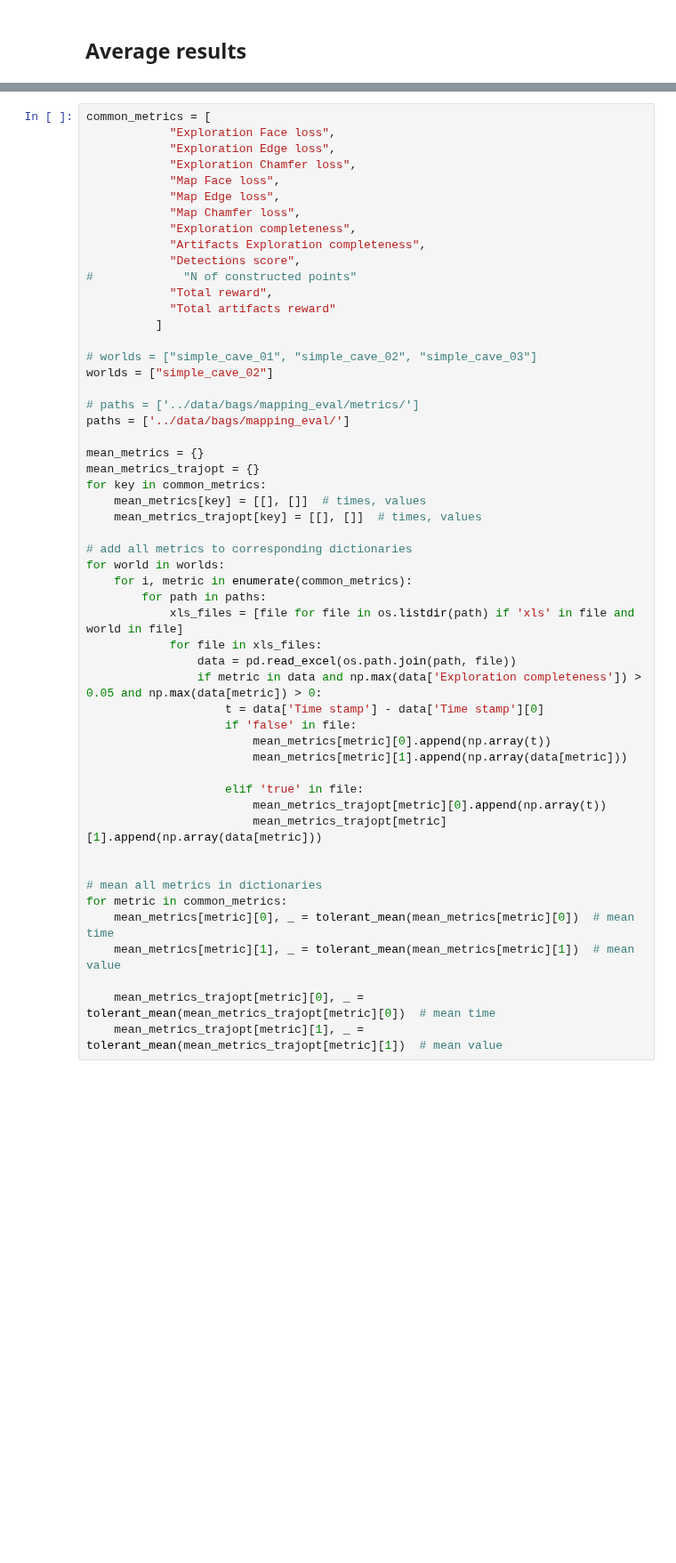
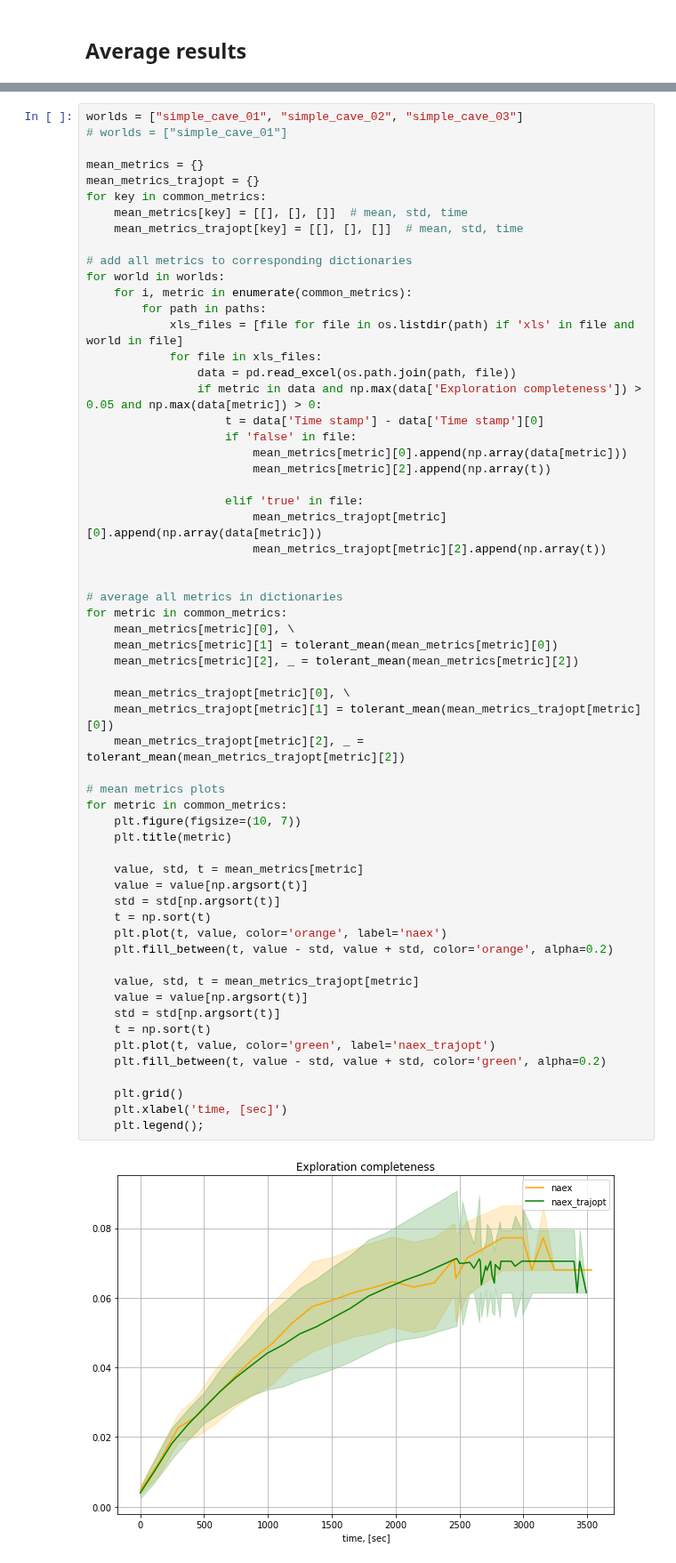
Before and after one commit to tpet/rpz_planning, a Jupyter notebook: notebooks/metrics_xls_parser.ipynb, the cells around one changed output, grey strips where cells are left out. Shown at 89% size. Cells and saved outputs as stored; diff of their text form; blank space fills up the shorter version.

```diff
--- a/notebooks/metrics_xls_parser.ipynb
+++ b/notebooks/metrics_xls_parser.ipynb
@@ -70,53 +80,62 @@ def tolerant_mean(arrs):
 # %%
-common_metrics = [
-            "Exploration Face loss",
-            "Exploration Edge loss",
-            "Exploration Chamfer loss",
-            "Map Face loss",
-            "Map Edge loss",
-            "Map Chamfer loss",
-            "Exploration completeness",
-            "Artifacts Exploration completeness",
-            "Detections score",
-#             "N of constructed points"
-            "Total reward",
-            "Total artifacts reward"
-          ]
-
-# worlds = ["simple_cave_01", "simple_cave_02", "simple_cave_03"]
-worlds = ["simple_cave_02"]
-
-# paths = ['../data/bags/mapping_eval/metrics/']
-paths = ['../data/bags/mapping_eval/']
+worlds = ["simple_cave_01", "simple_cave_02", "simple_cave_03"]
+# worlds = ["simple_cave_01"]
 
 mean_metrics = {}
 mean_metrics_trajopt = {}
 for key in common_metrics:
-    mean_metrics[key] = [[], []]  # times, values
-    mean_metrics_trajopt[key] = [[], []]  # times, values
+    mean_metrics[key] = [[], [], []]  # mean, std, time
+    mean_metrics_trajopt[key] = [[], [], []]  # mean, std, time
 
 # add all metrics to corresponding dictionaries
 for world in worlds:
     for i, metric in enumerate(common_metrics):
         for path in paths:
             xls_files = [file for file in os.listdir(path) if 'xls' in file and world in file]
             for file in xls_files:
                 data = pd.read_excel(os.path.join(path, file))
                 if metric in data and np.max(data['Exploration completeness']) > 0.05 and np.max(data[metric]) > 0:
                     t = data['Time stamp'] - data['Time stamp'][0]
                     if 'false' in file:
-                        mean_metrics[metric][0].append(np.array(t))
-                        mean_metrics[metric][1].append(np.array(data[metric]))
+                        mean_metrics[metric][0].append(np.array(data[metric]))
+                        mean_metrics[metric][2].append(np.array(t))
 
                     elif 'true' in file:
-                        mean_metrics_trajopt[metric][0].append(np.array(t))
-                        mean_metrics_trajopt[metric][1].append(np.array(data[metric]))
+                        mean_metrics_trajopt[metric][0].append(np.array(data[metric]))
+                        mean_metrics_trajopt[metric][2].append(np.array(t))
 
 
-# mean all metrics in dictionaries
+# average all metrics in dictionaries
 for metric in common_metrics:
-    mean_metrics[metric][0], _ = tolerant_mean(mean_metrics[metric][0])  # mean time
-    mean_metrics[metric][1], _ = tolerant_mean(mean_metrics[metric][1])  # mean value
+    mean_metrics[metric][0], \
+    mean_metrics[metric][1] = tolerant_mean(mean_metrics[metric][0])
+    mean_metrics[metric][2], _ = tolerant_mean(mean_metrics[metric][2])
 
-    mean_metrics_trajopt[metric][0], _ = tolerant_mean(mean_metrics_trajopt[metric][0])  # mean time
-    mean_metrics_trajopt[metric][1], _ = tolerant_mean(mean_metrics_trajopt[metric][1])  # mean value
+    mean_metrics_trajopt[metric][0], \
+    mean_metrics_trajopt[metric][1] = tolerant_mean(mean_metrics_trajopt[metric][0])
+    mean_metrics_trajopt[metric][2], _ = tolerant_mean(mean_metrics_trajopt[metric][2])
+
+# mean metrics plots
+for metric in common_metrics:
+    plt.figure(figsize=(10, 7))
+    plt.title(metric)
+
+    value, std, t = mean_metrics[metric]
+    value = value[np.argsort(t)]
+    std = std[np.argsort(t)]
+    t = np.sort(t)
+    plt.plot(t, value, color='orange', label='naex')
+    plt.fill_between(t, value - std, value + std, color='orange', alpha=0.2)
+
+    value, std, t = mean_metrics_trajopt[metric]
+    value = value[np.argsort(t)]
+    std = std[np.argsort(t)]
+    t = np.sort(t)
+    plt.plot(t, value, color='green', label='naex_trajopt')
+    plt.fill_between(t, value - std, value + std, color='green', alpha=0.2)
+
+    plt.grid()
+    plt.xlabel('time, [sec]')
+    plt.legend();
+# %% [output]
+[figure, added]
```
Also changed, not shown: parts of 5 cells of this notebook, 2 other files.
